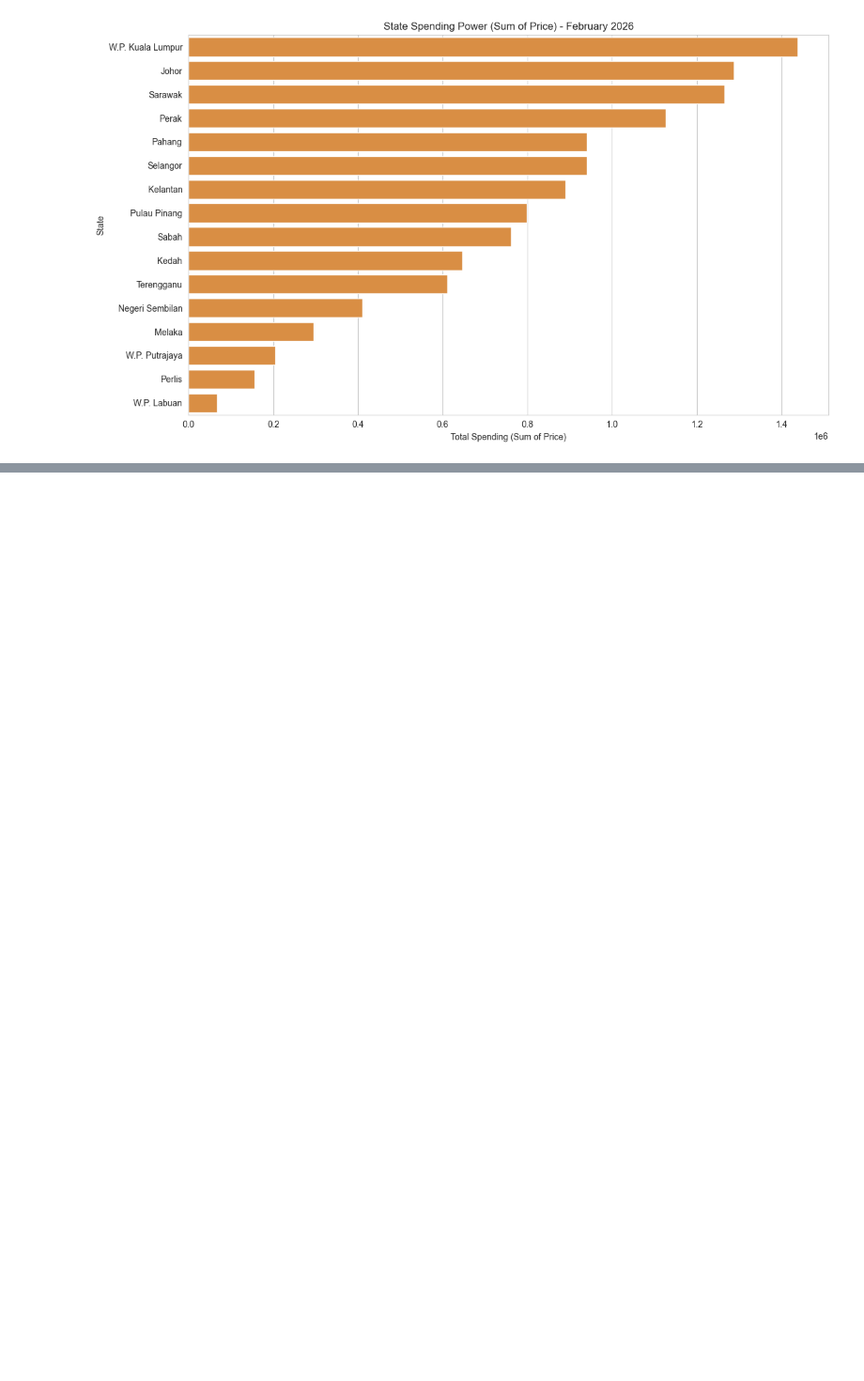
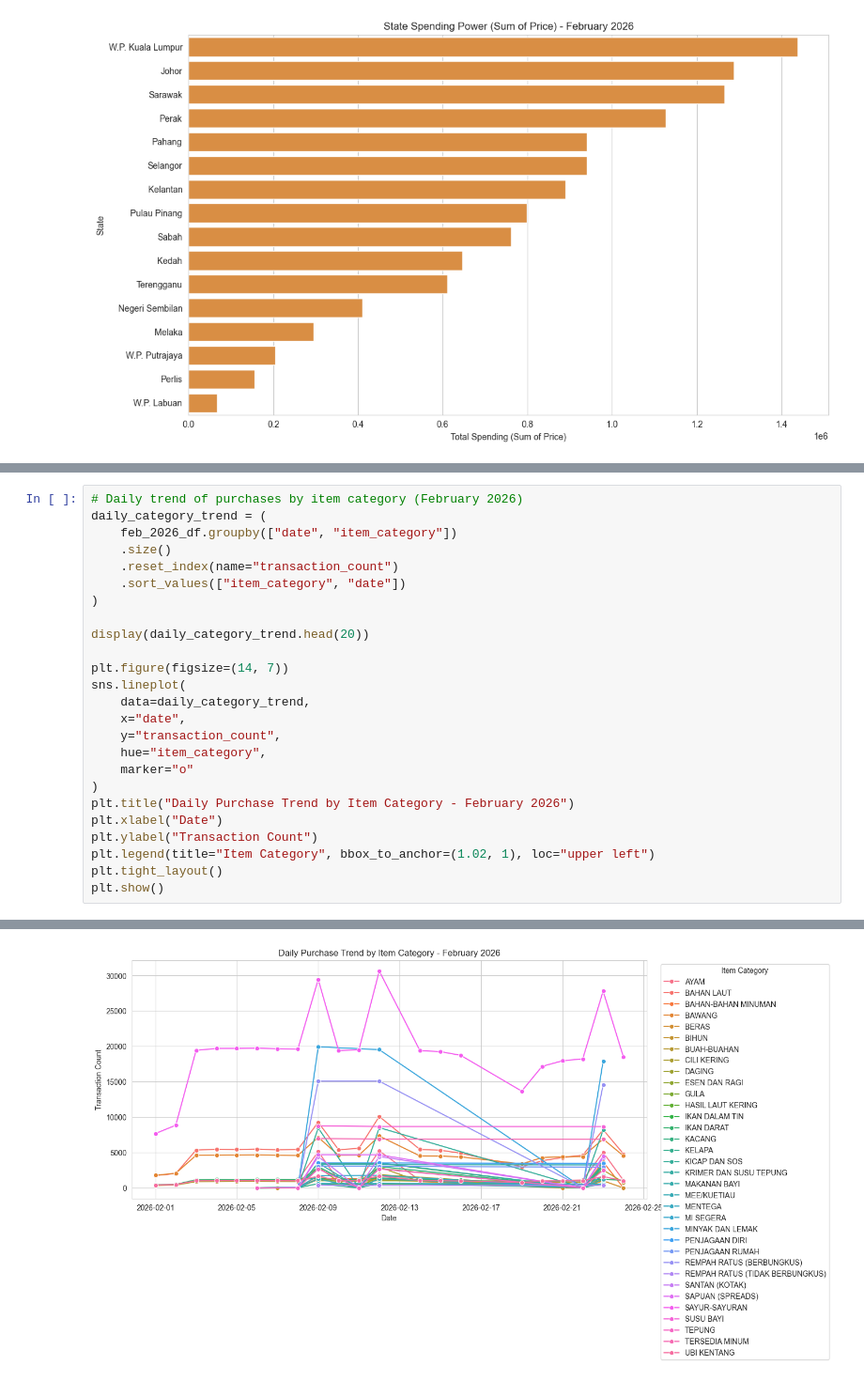
Before and after one commit to khorzhenwin/malaysian-economic-pricing, a Jupyter notebook: consumer-pricing-analysis.ipynb, the cells around one changed output, grey strips where cells are left out. Shown at 94% size. Saved outputs shown, nothing was run; the diff lists cells and outputs as text; blank space fills up the shorter version.

```diff
--- a/consumer-pricing-analysis.ipynb
+++ b/consumer-pricing-analysis.ipynb
@@ -244,0 +250,26 @@ plt.show()
+# %%
+# Daily trend of purchases by item category (February 2026)
+daily_category_trend = (
+    feb_2026_df.groupby(["date", "item_category"])
+    .size()
+    .reset_index(name="transaction_count")
+    .sort_values(["item_category", "date"])
+)
+
+display(daily_category_trend.head(20))
+
+plt.figure(figsize=(14, 7))
+sns.lineplot(
+    data=daily_category_trend,
+    x="date",
+    y="transaction_count",
+    hue="item_category",
+    marker="o"
+)
+plt.title("Daily Purchase Trend by Item Category - February 2026")
+plt.xlabel("Date")
+plt.ylabel("Transaction Count")
+plt.legend(title="Item Category", bbox_to_anchor=(1.02, 1), loc="upper left")
+plt.tight_layout()
+plt.show()
+# %% [output]
@@ -244,0 +293 @@ plt.show()
+[figure, added]
```
Also changed, not shown: parts of 11 cells of this notebook.
